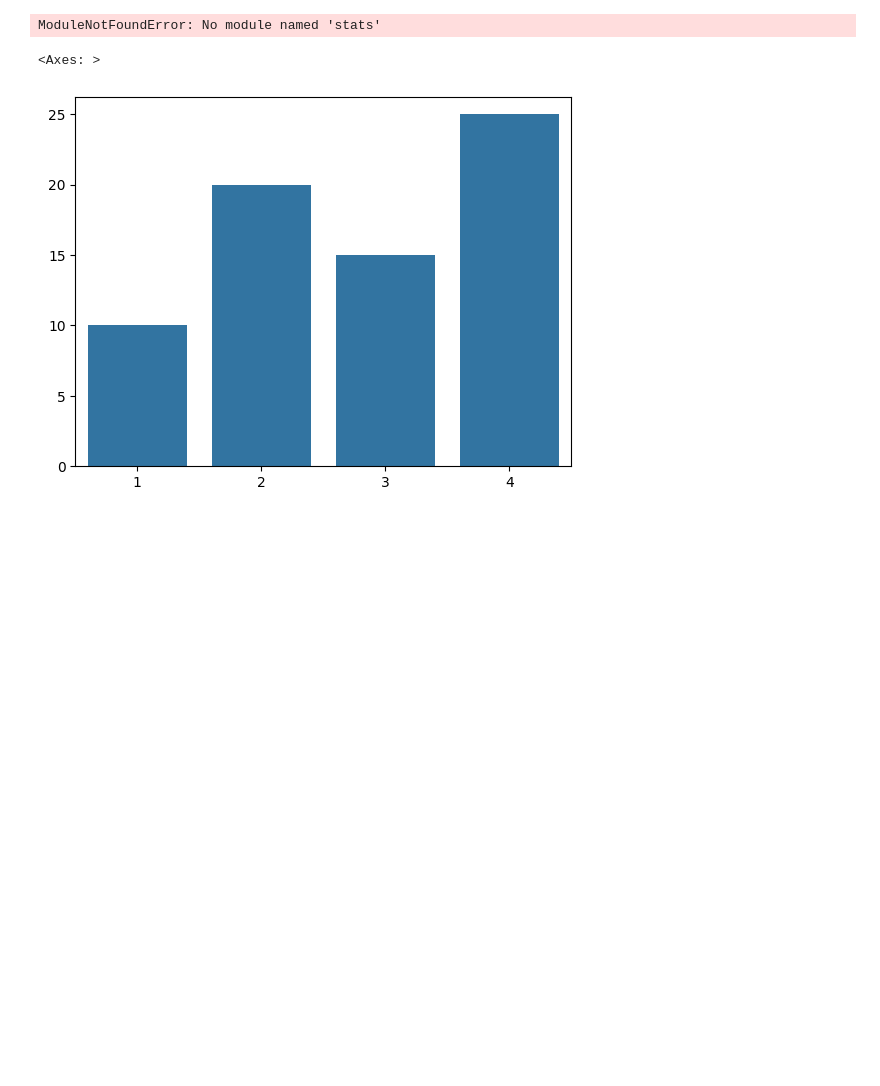
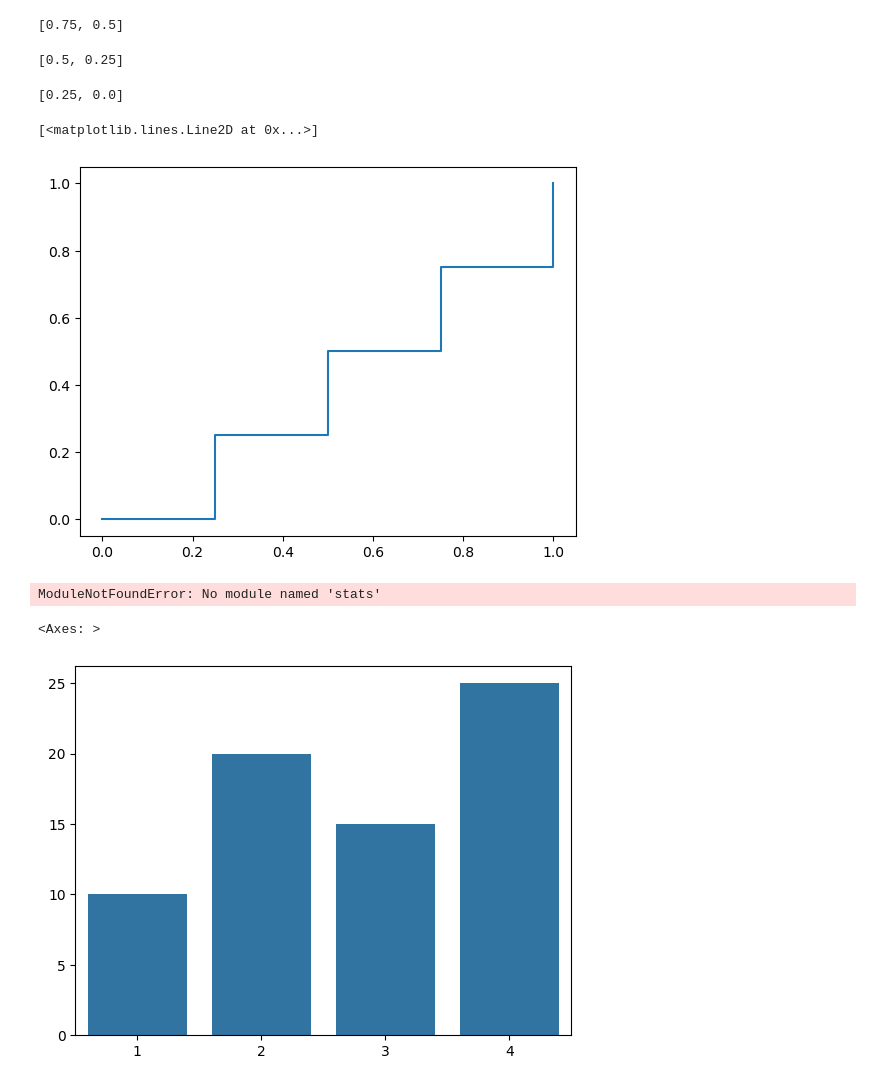
Before and after one commit to AshwinSrivathsAzista/tech, a Jupyter notebook: temp.ipynb, the cells around one changed output. Drawn from its saved outputs; the diff is of its cells as text; code cells hidden in the pictures; blank space fills up the shorter version.

```diff
--- a/temp.ipynb
+++ b/temp.ipynb
@@ -0,0 +1,3 @@
+# %%
+yact = [1,0,1,0,1,0,1,0]
+ypred = [.9,.8,.7,.6,.5,.4,.3,.2]
@@ -0,0 +8,33 @@
+# %%
+def test(tresh, yact, ypred):
+    ycap = [1 if x>=tresh else 0 for x in ypred]
+    tp = 0
+    tn = 0
+    fp = 0
+    fn = 0
+
+    for i in range(len(yact)):
+        if yact[i] == ycap[i]:
+            if ycap[i] == 0:
+                tn += 1
+            else:
+                tp += 1
+        else:
+            if ycap[i] == 0:
+                fn += 1
+            else:
+                fp += 1
+
+    return [(tp/(tp+fn)), (fp/(fp+tn))]
+# %%
+test(0.5, yact, ypred)
+# %% [output]
+[0.75, 0.5]
+# %%
+test(0.7, yact, ypred)
+# %% [output]
+[0.5, 0.25]
+# %%
+test(.9, yact, ypred)
+# %% [output]
+[0.25, 0.0]
@@ -1,3 +45,14 @@
+# %%
+# a = np.linspace(0,1,1000)
+a = np.arange(0,1,0.001)
+y = [test(i, yact, ypred)[1] for i in a]
+x = [test(i, yact, ypred)[0] for i in a]
+
+plt.plot(x,y)
+# sns.lineplot(x=x,y=y)
+# %% [output]
+[<matplotlib.lines.Line2D at 0x...>]
+[figure, added]
 # %%
 import stats
 # %% [output]
```
Also changed, not shown: parts of 2 cells of this notebook, 16 other files.
